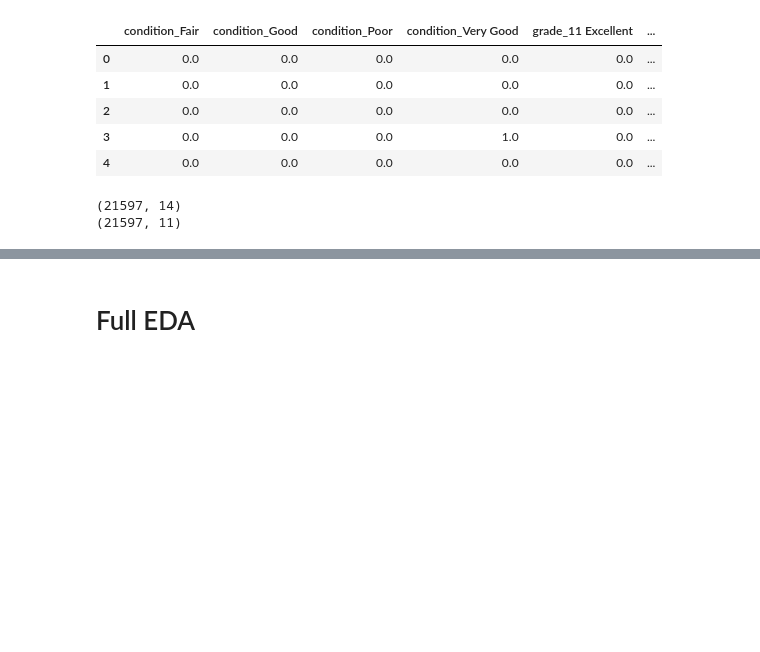
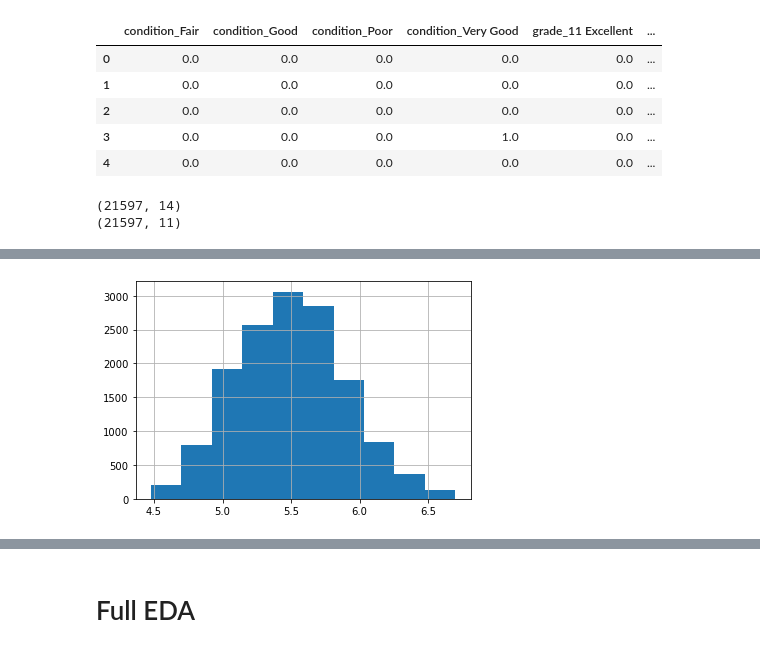
Before and after one commit to ThomasHChapman/P2-SeattleHousing, a Jupyter notebook: working_notebooks/tom_working.ipynb, the cells around one changed output, grey strips where cells are left out. Saved outputs shown, nothing was run; the diff lists cells and outputs as text; code cells hidden in the pictures; blank space fills up the shorter version.

```diff
--- a/working_notebooks/tom_working.ipynb
+++ b/working_notebooks/tom_working.ipynb
@@ -227,0 +260,5 @@ strong multicollinearity or other numerical problems.
+# %%
+y_scld=np.log(y)
+y_scld.hist();
+# %% [output]
+[figure, added]
```
Also changed, not shown: parts of 25 cells of this notebook.
